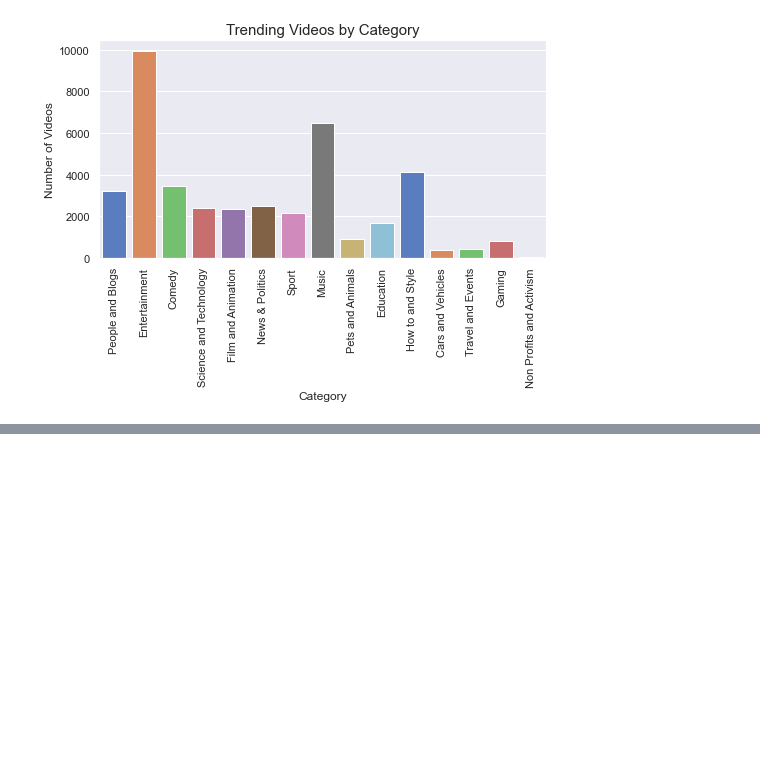
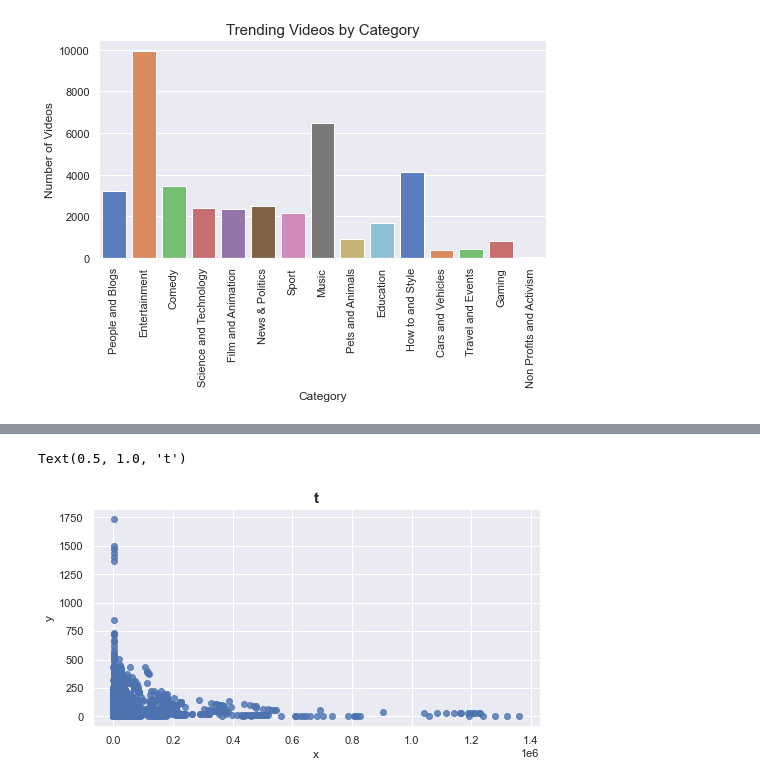
Before and after one commit to pyrogenix/131_finalproject, a Jupyter notebook: testing.ipynb, the cells around one changed output, grey strips where cells are left out. Drawn from its saved outputs; the diff is of its cells as text; code cells hidden in the pictures; blank space fills up the shorter version.

```diff
--- a/testing.ipynb
+++ b/testing.ipynb
@@ -250,0 +251,3 @@ plt.ylim([150,210])
+# %%
+csv['ratio'] = csv['likes']/csv['dislikes']
+csv
@@ -250,0 +268,12 @@ plt.ylim([150,210])
+# %%
+x = csv.comment_count
+y = csv.ratio
+sns.set(rc={"figure.figsize":(8, 4)})
+plot = sns.regplot(x, y, data=csv)
+plot.set_xlabel('x', fontsize=12)
+plot.set_ylabel('y', fontsize=12)
+plot.set_title('t', fontsize=15, weight=600)
+# plt.yticks([0, 1000000, 2000000, 3000000, 4000000, 5000000, 6000000, 7000000],[0, 1, 2, 3, 4, 5, 6, 7])
+# %% [output]
+Text(0.5, 1.0, 't')
+[figure, added]
```
Also changed, not shown: parts of 14 cells of this notebook.
